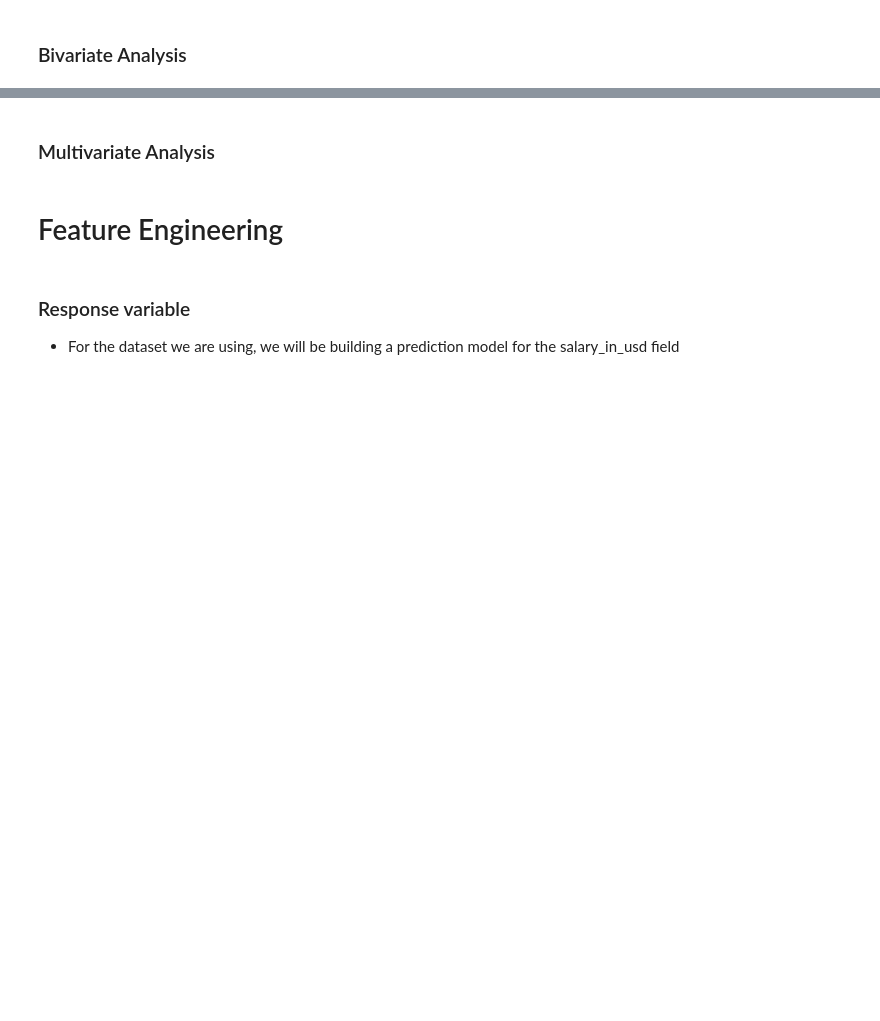
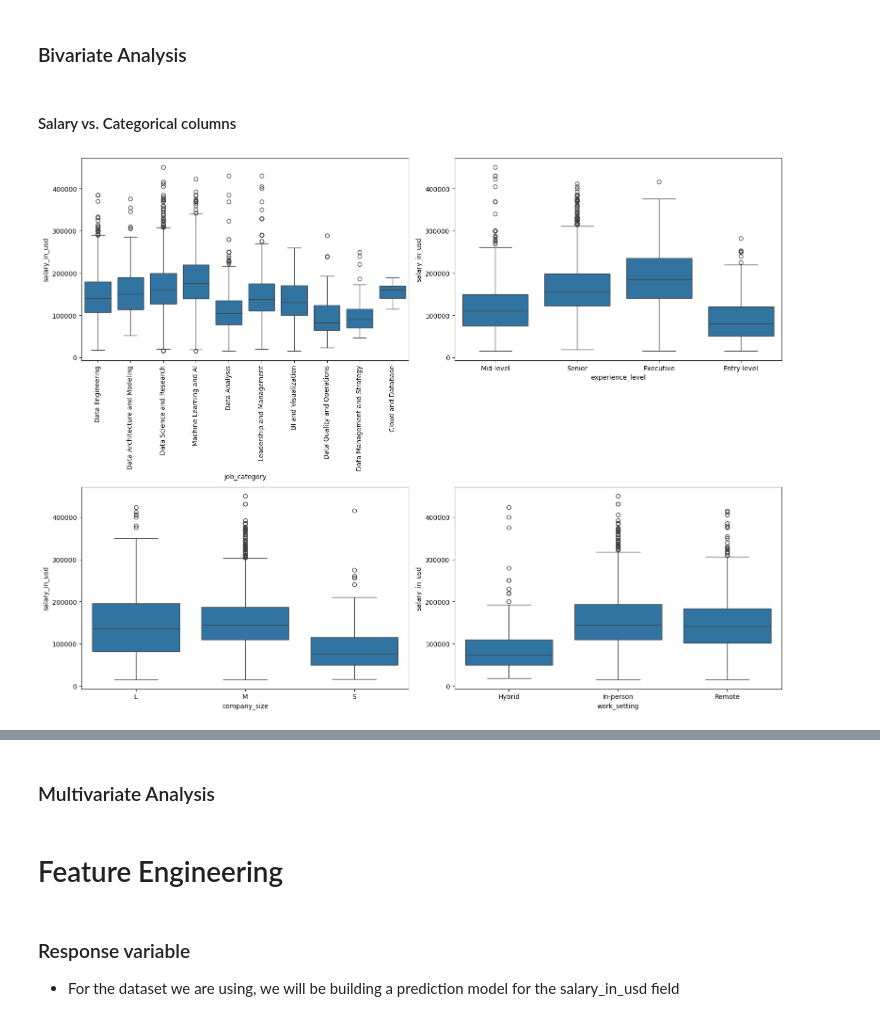
Before and after one commit to theo-picar1/DataSci_CA2_PairProject_2025, a Jupyter notebook: DataAnalysys.ipynb, the cells around one changed output, grey strips where cells are left out. Drawn from its saved outputs; the diff is of its cells as text; code cells hidden in the pictures; blank space fills up the shorter version.

Commit message:
Feat: Add bivariate analyses against salary

```diff
--- a/DataAnalysys.ipynb
+++ b/DataAnalysys.ipynb
@@ -222,4 +225,23 @@ for column in columns_to_plot:
 # %% [markdown]
 ### Bivariate Analysis
+# %% [markdown]
+#### Salary vs. Categorical columns
 # %%
-# Bivariate analysis
+# Compare salary against every categorical category, except job_title and company_location
+categorical_cols = ['job_category', 'experience_level', 'company_size', 'work_setting']
+
+plt.figure(figsize=(16, 12))
+
+for i, column in enumerate(categorical_cols, 1):
+    plt.subplot(2, 2, i)
+    sns.boxplot(x=column, y='salary_in_usd', data=data)
+
+    if column == "job_category":
+        plt.xticks(rotation=90)
+    else:
+        plt.xticks(rotation=0)
+
+plt.tight_layout()
+plt.show()
+# %% [output]
+[figure, added]
```
Also changed, not shown: parts of 5 cells of this notebook.
